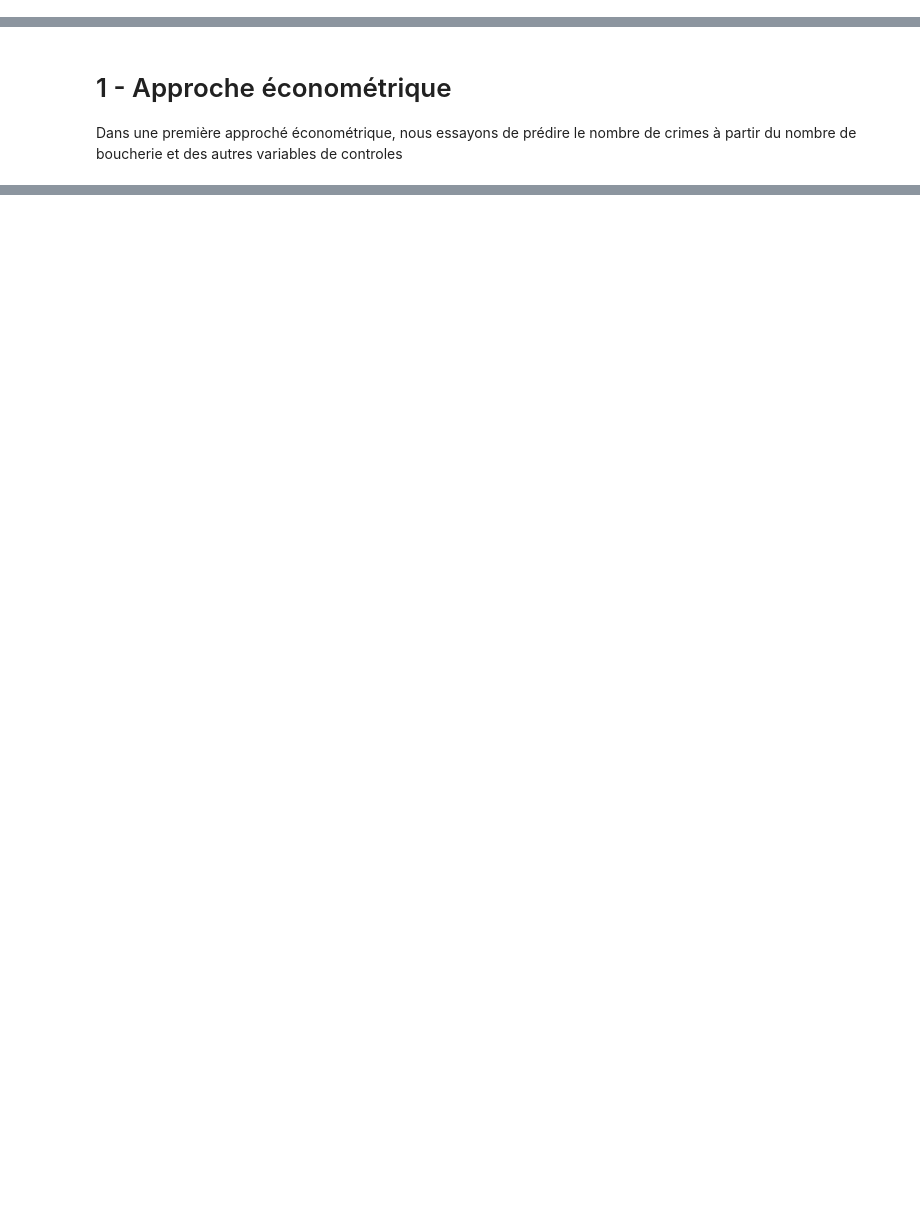
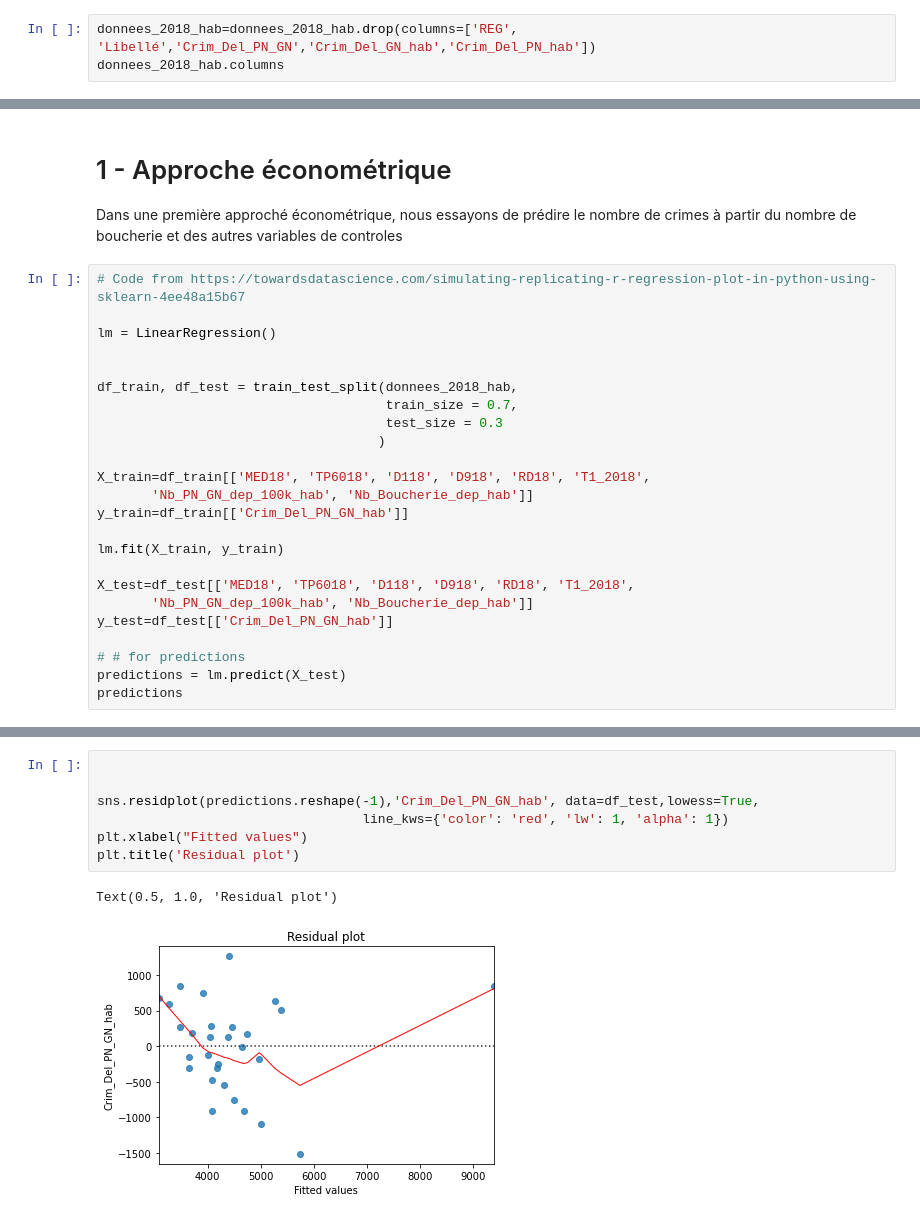
Before and after one commit to cthiounn/python-datascience-ENSAE-2A, a Jupyter notebook: Etude départementale/3_Modelisation_departementale.ipynb, the cells around one changed output, grey strips where cells are left out. Cells and saved outputs as stored; diff of their text form; blank space fills up the shorter version.

```diff
--- a/Etude départementale/3_Modelisation_departementale.ipynb
+++ b/Etude départementale/3_Modelisation_departementale.ipynb
@@ -18,0 +26,3 @@ donnees_2018_hab
+# %%
+donnees_2018_hab=donnees_2018_hab.drop(columns=['REG', 'Libellé','Crim_Del_PN_GN','Crim_Del_GN_hab','Crim_Del_PN_hab'])
+donnees_2018_hab.columns
@@ -20,3 +34,27 @@ donnees_2018_hab
 # 1 - Approche économétrique
 
 Dans une première approché économétrique, nous essayons de prédire le nombre de crimes à partir du nombre de boucherie et des autres variables de controles
+# %%
+# Code from https://towardsdatascience.com/simulating-replicating-r-regression-plot-in-python-using-sklearn-4ee48a15b67
+
+lm = LinearRegression()
+
+
+df_train, df_test = train_test_split(donnees_2018_hab,
+                                     train_size = 0.7,
+                                     test_size = 0.3
+                                    )
+
+X_train=df_train[['MED18', 'TP6018', 'D118', 'D918', 'RD18', 'T1_2018',
+       'Nb_PN_GN_dep_100k_hab', 'Nb_Boucherie_dep_hab']]
+y_train=df_train[['Crim_Del_PN_GN_hab']]
+
+lm.fit(X_train, y_train)
+
+X_test=df_test[['MED18', 'TP6018', 'D118', 'D918', 'RD18', 'T1_2018',
+       'Nb_PN_GN_dep_100k_hab', 'Nb_Boucherie_dep_hab']]
+y_test=df_test[['Crim_Del_PN_GN_hab']]
+
+# # for predictions
+predictions = lm.predict(X_test)
+predictions
@@ -22,0 +79,10 @@ Dans une première approché économétrique, nous essayons de prédire le nombr
+# %%
+
+
+sns.residplot(predictions.reshape(-1),'Crim_Del_PN_GN_hab', data=df_test,lowess=True,
+                                  line_kws={'color': 'red', 'lw': 1, 'alpha': 1})
+plt.xlabel("Fitted values")
+plt.title('Residual plot')
+# %% [output]
+Text(0.5, 1.0, 'Residual plot')
+[figure, added]
```
Also changed, not shown: parts of 6 cells of this notebook, 1 other file.
